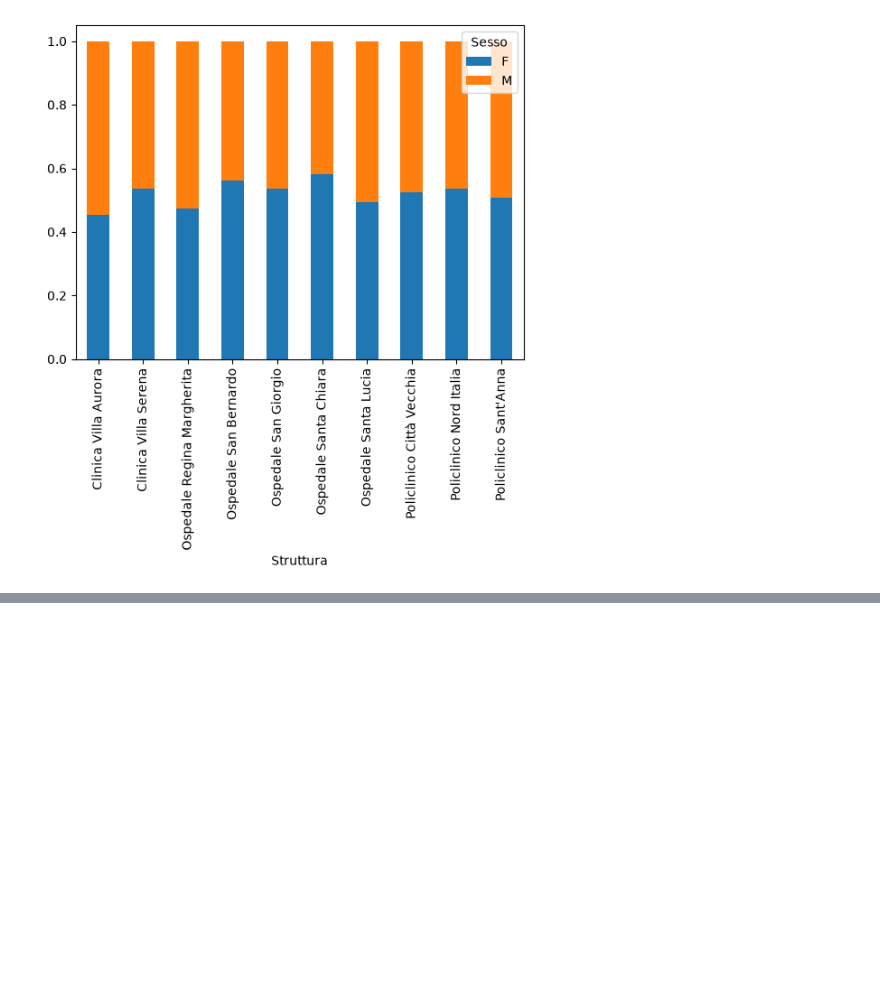
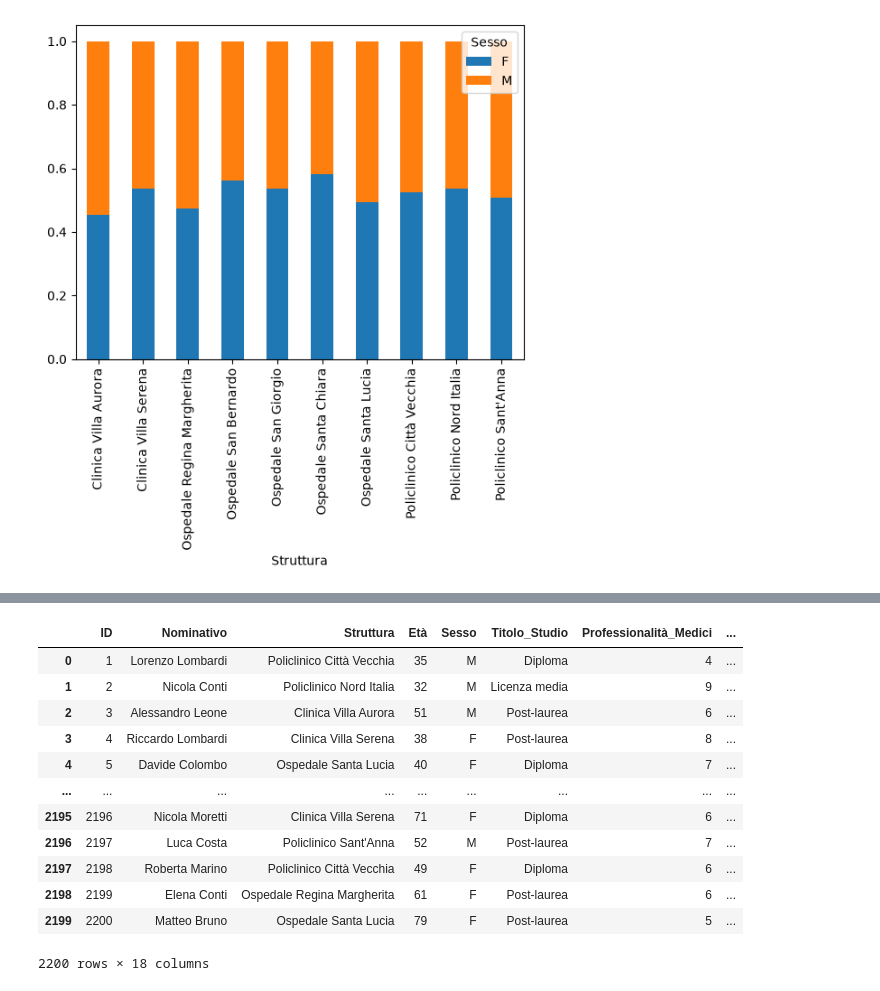
Before and after one commit to fuma92-da/discriminante, a Jupyter notebook: analisi_strutture_ospedaliere.ipynb, the cells around one changed output, grey strips where cells are left out. Cells and saved outputs as stored; diff of their text form; code cells hidden in the pictures; blank space fills up the shorter version.

```diff
--- a/analisi_strutture_ospedaliere.ipynb
+++ b/analisi_strutture_ospedaliere.ipynb
@@ -119,0 +152,16 @@ Name: count, dtype: int64
+# %%
+df
+# %% [output]
+|  | ID | Nominativo | Struttura | Età | Sesso | Titolo_Studio | Professionalità_Medici | ... |
+| 0 | 1 | Lorenzo Lombardi | Policlinico Città Vecchia | 35 | M | Diploma | 4 | ... |
+| 1 | 2 | Nicola Conti | Policlinico Nord Italia | 32 | M | Licenza media | 9 | ... |
+| 2 | 3 | Alessandro Leone | Clinica Villa Aurora | 51 | M | Post-laurea | 6 | ... |
+| 3 | 4 | Riccardo Lombardi | Clinica Villa Serena | 38 | F | Post-laurea | 8 | ... |
+| 4 | 5 | Davide Colombo | Ospedale Santa Lucia | 40 | F | Diploma | 7 | ... |
+| ... | ... | ... | ... | ... | ... | ... | ... | ... |
+| 2195 | 2196 | Nicola Moretti | Clinica Villa Serena | 71 | F | Diploma | 6 | ... |
+| 2196 | 2197 | Luca Costa | Policlinico Sant'Anna | 52 | M | Post-laurea | 7 | ... |
+| 2197 | 2198 | Roberta Marino | Policlinico Città Vecchia | 49 | F | Diploma | 6 | ... |
+| 2198 | 2199 | Elena Conti | Ospedale Regina Margherita | 61 | F | Post-laurea | 6 | ... |
+| 2199 | 2200 | Matteo Bruno | Ospedale Santa Lucia | 79 | F | Post-laurea | 5 | ... |
+2200 rows × 18 columns
```
Also changed, not shown: parts of 23 cells of this notebook.
